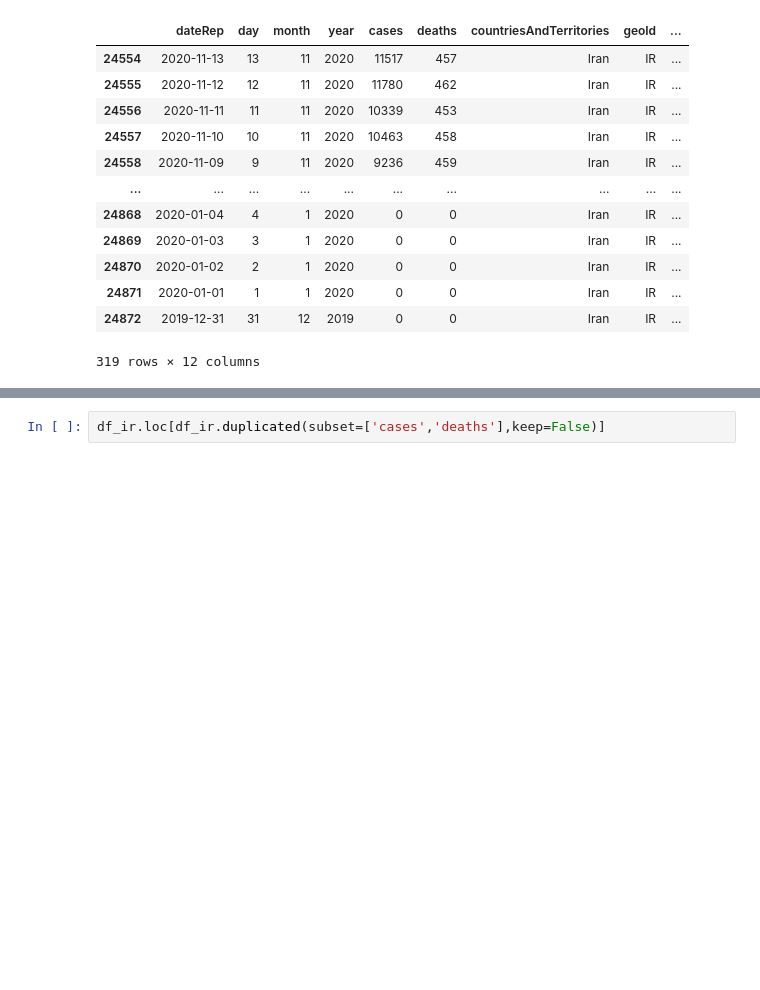
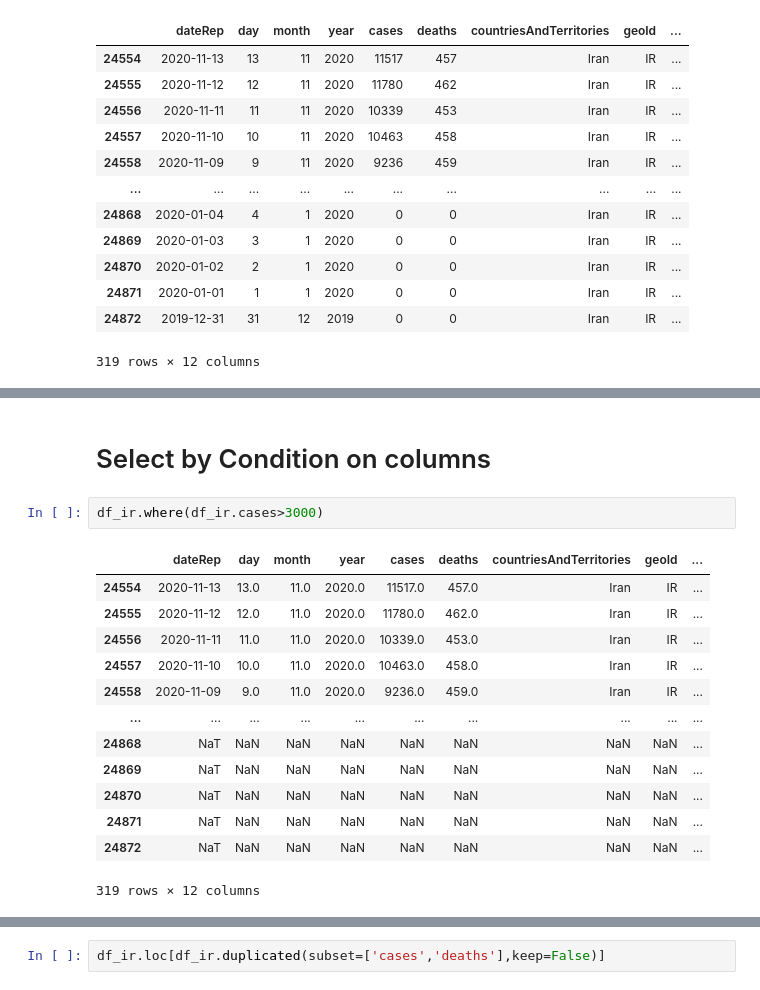
Before and after one commit to FatemeMarzani/DataAnalysis_Course, a Jupyter notebook: assessments/covid_2.ipynb, the cells around one changed output, grey strips where cells are left out. Saved outputs shown, nothing was run; the diff lists cells and outputs as text; blank space fills up the shorter version.

```diff
--- a/assessments/covid_2.ipynb
+++ b/assessments/covid_2.ipynb
@@ -104,0 +127,18 @@ df_ir
+# %% [markdown]
+# Select by Condition on columns
+# %%
+df_ir.where(df_ir.cases>3000)
+# %% [output]
+|  | dateRep | day | month | year | cases | deaths | countriesAndTerritories | geoId | ... |
+| 24554 | 2020-11-13 | 13.0 | 11.0 | 2020.0 | 11517.0 | 457.0 | Iran | IR | ... |
+| 24555 | 2020-11-12 | 12.0 | 11.0 | 2020.0 | 11780.0 | 462.0 | Iran | IR | ... |
+| 24556 | 2020-11-11 | 11.0 | 11.0 | 2020.0 | 10339.0 | 453.0 | Iran | IR | ... |
+| 24557 | 2020-11-10 | 10.0 | 11.0 | 2020.0 | 10463.0 | 458.0 | Iran | IR | ... |
+| 24558 | 2020-11-09 | 9.0 | 11.0 | 2020.0 | 9236.0 | 459.0 | Iran | IR | ... |
+| ... | ... | ... | ... | ... | ... | ... | ... | ... | ... |
+| 24868 | NaT | NaN | NaN | NaN | NaN | NaN | NaN | NaN | ... |
+| 24869 | NaT | NaN | NaN | NaN | NaN | NaN | NaN | NaN | ... |
+| 24870 | NaT | NaN | NaN | NaN | NaN | NaN | NaN | NaN | ... |
+| 24871 | NaT | NaN | NaN | NaN | NaN | NaN | NaN | NaN | ... |
+| 24872 | NaT | NaN | NaN | NaN | NaN | NaN | NaN | NaN | ... |
+319 rows × 12 columns
```
Also changed, not shown: parts of 18 cells of this notebook, 2 other files.
